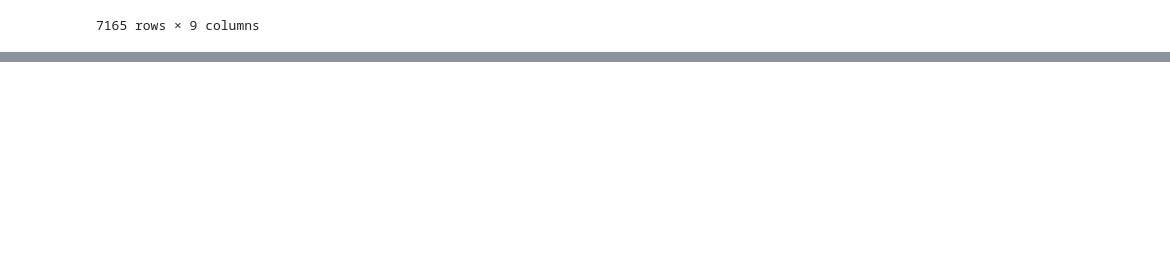
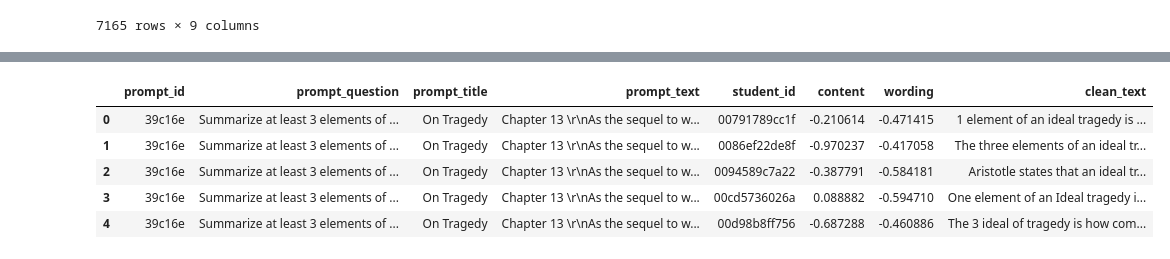
Before and after one commit to hdkkilavuz/Evaluation-of-Student-Summaries, a Jupyter notebook: studentsummaries.ipynb, the cells around one changed output, grey strips where cells are left out. Drawn from its saved outputs; the diff is of its cells as text; code cells hidden in the pictures; blank space fills up the shorter version.

```diff
--- a/studentsummaries.ipynb
+++ b/studentsummaries.ipynb
@@ -211,0 +265,10 @@ merged_df = merged_df_old.drop(columns='text')
+# %%
+data = merged_df
+data.head()
+# %% [output]
+|  | prompt_id | prompt_question | prompt_title | prompt_text | student_id | content | wording | clean_text |
+| 0 | 39c16e | Summarize at least 3 elements of ... | On Tragedy | Chapter 13 \r\nAs the sequel to w... | 00791789cc1f | -0.210614 | -0.471415 | 1 element of an ideal tragedy is ... |
+| 1 | 39c16e | Summarize at least 3 elements of ... | On Tragedy | Chapter 13 \r\nAs the sequel to w... | 0086ef22de8f | -0.970237 | -0.417058 | The three elements of an ideal tr... |
+| 2 | 39c16e | Summarize at least 3 elements of ... | On Tragedy | Chapter 13 \r\nAs the sequel to w... | 0094589c7a22 | -0.387791 | -0.584181 | Aristotle states that an ideal tr... |
+| 3 | 39c16e | Summarize at least 3 elements of ... | On Tragedy | Chapter 13 \r\nAs the sequel to w... | 00cd5736026a | 0.088882 | -0.594710 | One element of an Ideal tragedy i... |
+| 4 | 39c16e | Summarize at least 3 elements of ... | On Tragedy | Chapter 13 \r\nAs the sequel to w... | 00d98b8ff756 | -0.687288 | -0.460886 | The 3 ideal of tragedy is how com... |
```
Also changed, not shown: parts of 32 cells of this notebook.
